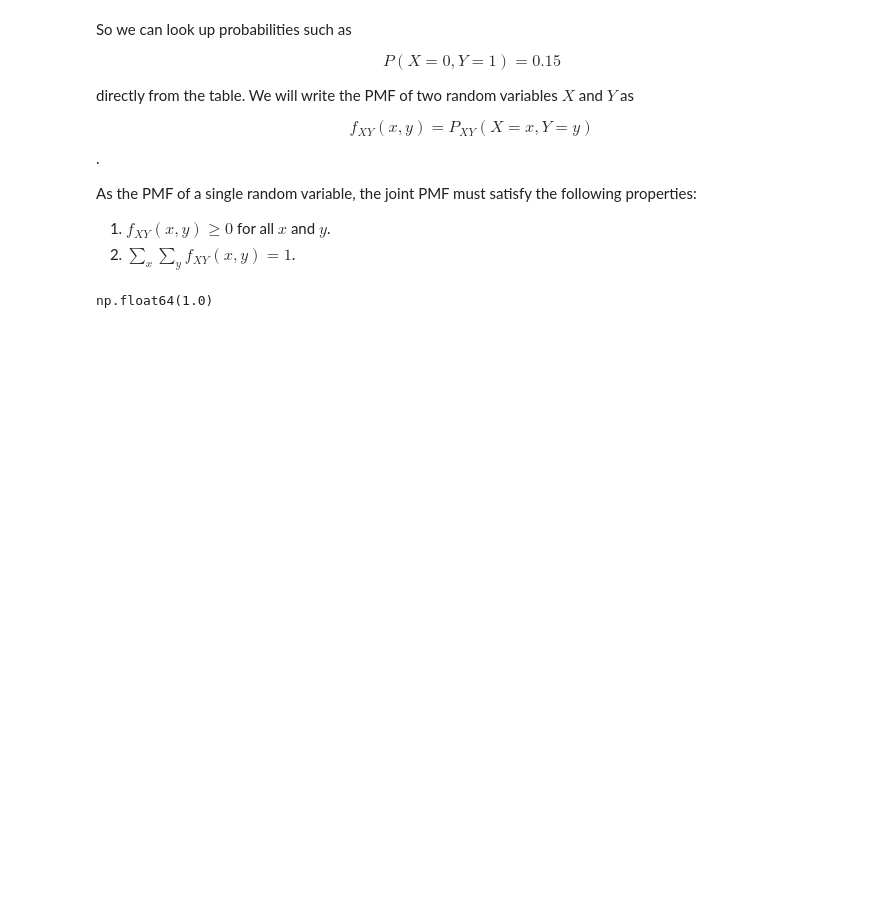
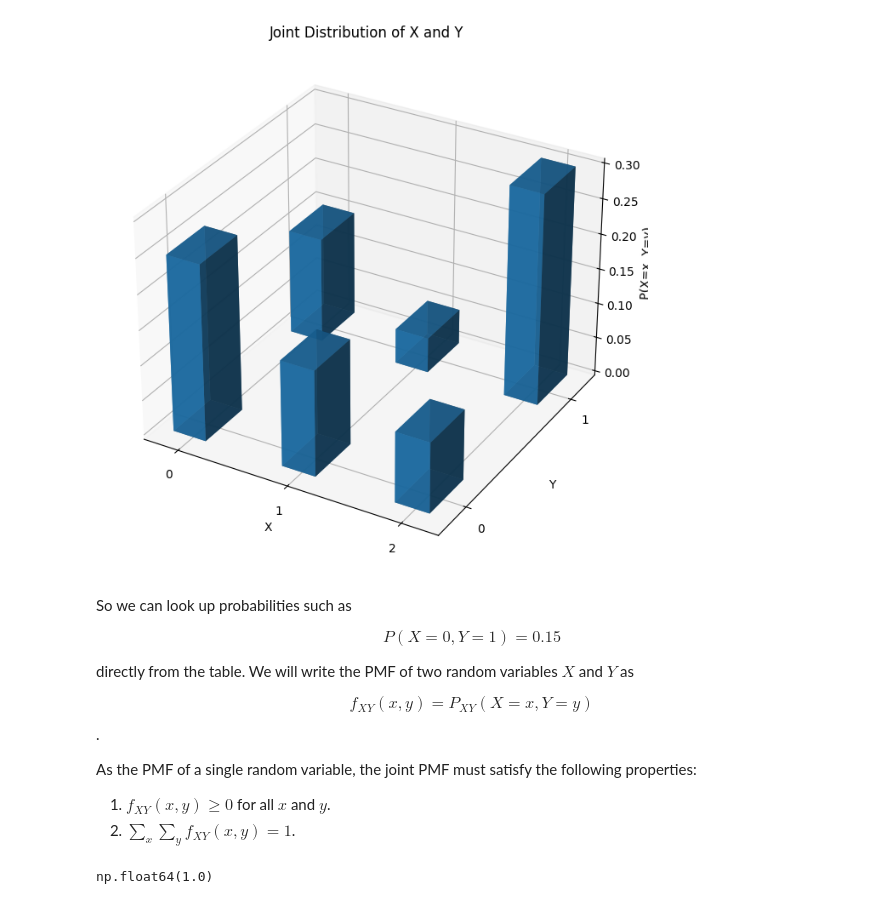
Before and after one commit to febse/stat2025, a Jupyter notebook: 08-Bi-variate-Discrete-Distributions.ipynb, the cells around one changed output. Saved outputs shown, nothing was run; the diff lists cells and outputs as text; code cells hidden in the pictures; blank space fills up the shorter version.

```diff
--- a/08-Bi-variate-Discrete-Distributions.ipynb
+++ b/08-Bi-variate-Discrete-Distributions.ipynb
@@ -31,6 +31,40 @@ pxy_table
 | 0 | 0.25 | 0.15 |
 | 1 | 0.15 | 0.05 |
 | 2 | 0.10 | 0.30 |
+# %%
+from mpl_toolkits.mplot3d import Axes3D
+
+# Create a 3D plot of the joint PMF
+fig = plt.figure(figsize=(12, 8))
+ax = fig.add_subplot(111, projection='3d')
+
+# Get x and y values from the table
+x_vals_plot = pxy['x'].values
+y_vals_plot = pxy['y'].values
+p_vals = pxy['p'].values
+
+# Set bar width
+bar_width = 0.3
+
+# Center bars on grid intersections by shifting by -bar_width/2
+x_centers = x_vals_plot - bar_width / 2
+y_centers = y_vals_plot - bar_width / 2
+
+# Create bar plot
+ax.bar3d(x_centers, y_centers, np.zeros_like(p_vals),
+         bar_width, bar_width, p_vals, shade=True, alpha=0.8)
+
+# Set axes to only show possible values of x and y
+ax.set_xticks(sorted(pxy['x'].unique()))
+ax.set_yticks(sorted(pxy['y'].unique()))
+ax.set_xlabel('X')
+ax.set_ylabel('Y')
+ax.set_zlabel('P(X=x, Y=y)')
+ax.set_title('Joint Distribution of X and Y')
+
+plt.show()
+# %% [output]
+[figure, added]
 # %% [markdown]
 So we can look up probabilities such as
 
```
Also changed, not shown: parts of 22 cells of this notebook.
